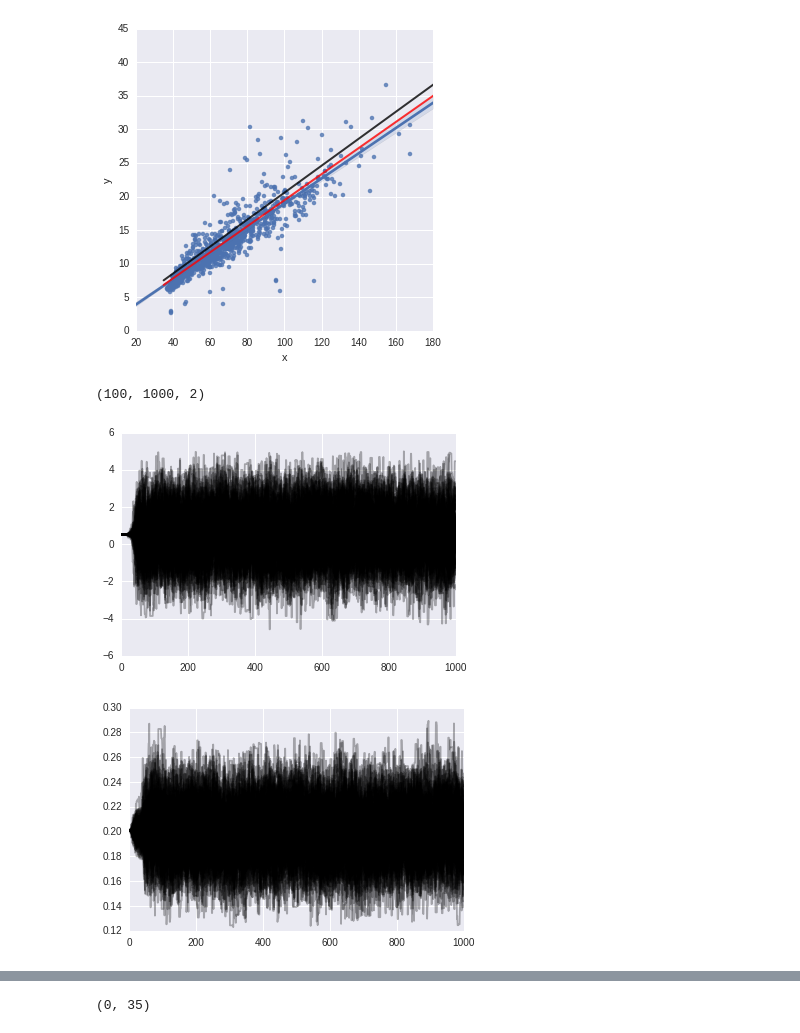
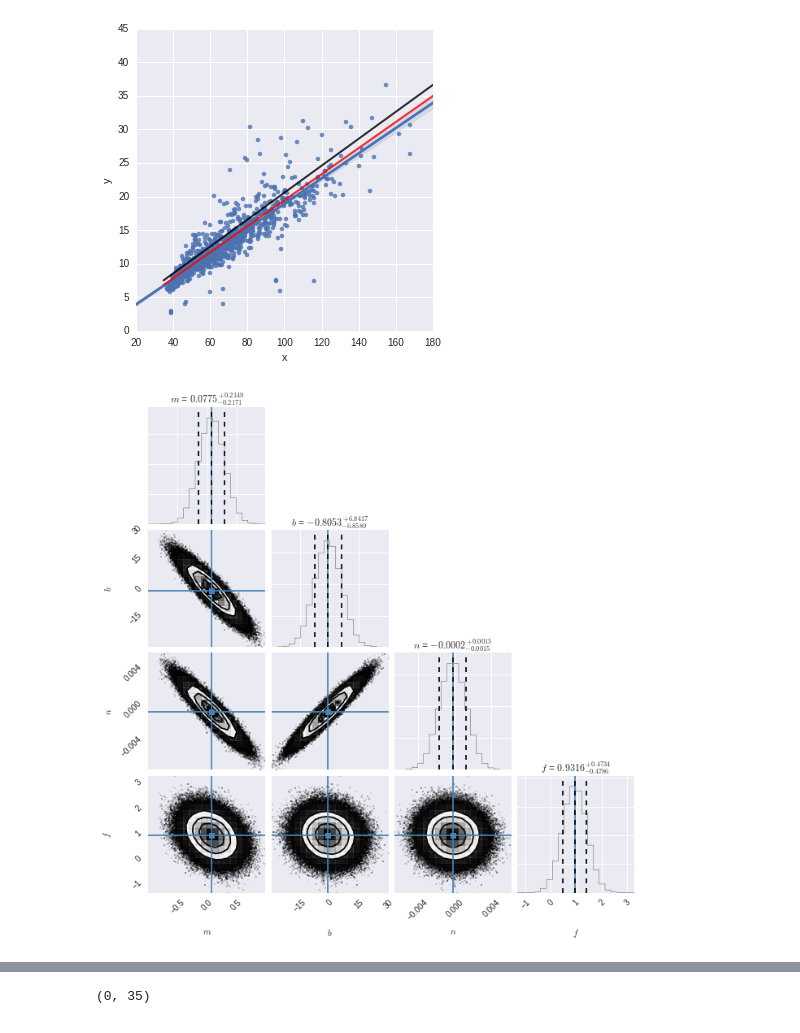
Before and after one commit to saint-germain/anisotropias, a Jupyter notebook: erroranalysis.ipynb, the cells around one changed output, grey strips where cells are left out. Cells and saved outputs as stored; diff of their text form; code cells hidden in the pictures.

```diff
--- a/erroranalysis.ipynb
+++ b/erroranalysis.ipynb
@@ -278,16 +256,16 @@ plt.plot(xl, m_ls*xl+b_ls, color="k", lw=2, alpha=0.8)
 # %%
-def lnlike(theta, x, y):
-    m ,b = theta
-    model = m * x +b
+def lnlike(theta, x, y,yerr):
+    m ,b,n,f = theta
+    model = m * x +b+n*x**2+f*yerr
     inv_sigma2 = 1.0/((y)**2)
     return -0.5*(np.sum((y-model)**2*inv_sigma2 - np.log(2*np.pi*inv_sigma2)))
 def lnprior(theta):
-    m, b = theta
-    if 0 < m < 1 and -5 < b < 5:
+    m, b,n,f = theta
+    if -1 < m < 1 and -30 < b < 30 and -10<n<10 and -10<f<10:
         return 0.0
     return -np.inf
-def lnprob(theta, x, y):
+def lnprob(theta, x, y,yerr):
     lp = lnprior(theta)
     if not np.isfinite(lp):
         return -np.inf
-    return lp + lnlike(theta, x, y)
+    return lp + lnlike(theta, x, y,yerr)
@@ -302,21 +272,14 @@ b_ls, m_ls = np.dot(cov, np.dot(A.T, np.linalg.solve(C, y)))
 # %%
 nll = lambda *args: -lnlike(*args)
-result = op.minimize(nll, [m_ls, b_ls], args=(x, y))
-m_ml, b_ml= result["x"]
-ndim, nwalkers = 2, 100
+result = op.minimize(nll, [1, 1,1,1], args=(x, y,yerr))
+m_ml, b_ml,n_ml,f_ml= result["x"]
+ndim, nwalkers = 4, 100
 pos = [result["x"] + 1e-4*np.random.randn(ndim) for i in range(nwalkers)]
-sampler = emcee.EnsembleSampler(nwalkers, ndim, lnprob, args=(x, y))
-sampler.run_mcmc(pos, 1000);
-sampler.chain.shape
+sampler = emcee.EnsembleSampler(nwalkers, ndim, lnprob, args=(x, y,yerr))
+sampler.run_mcmc(pos, 10000);
+samples = sampler.chain[:, 100:, :].reshape((-1, ndim))
+meanest=samples.mean(axis=0)
+fig = corner.corner(samples, labels=["$m$", "$b$","$n$","$f$"],
+                      truths=[meanest[0], meanest[1],meanest[2],meanest[3]], quantiles=[0.16, 0.5, 0.84], show_titles=True,title_fmt='.4f')
 # %% [output]
-(100, 1000, 2)
+[figure, added]
-# %%
-# b
-res=plt.plot(sampler.chain[:,:,1].T, '-', color='k', alpha=0.3)
-# %% [output]
-[figure, removed]
-# %%
-# m
-res=plt.plot(sampler.chain[:,:,0].T, '-', color='k', alpha=0.3)
-# %% [output]
-[figure, removed]
```
Also changed, not shown: parts of 37 cells of this notebook.
